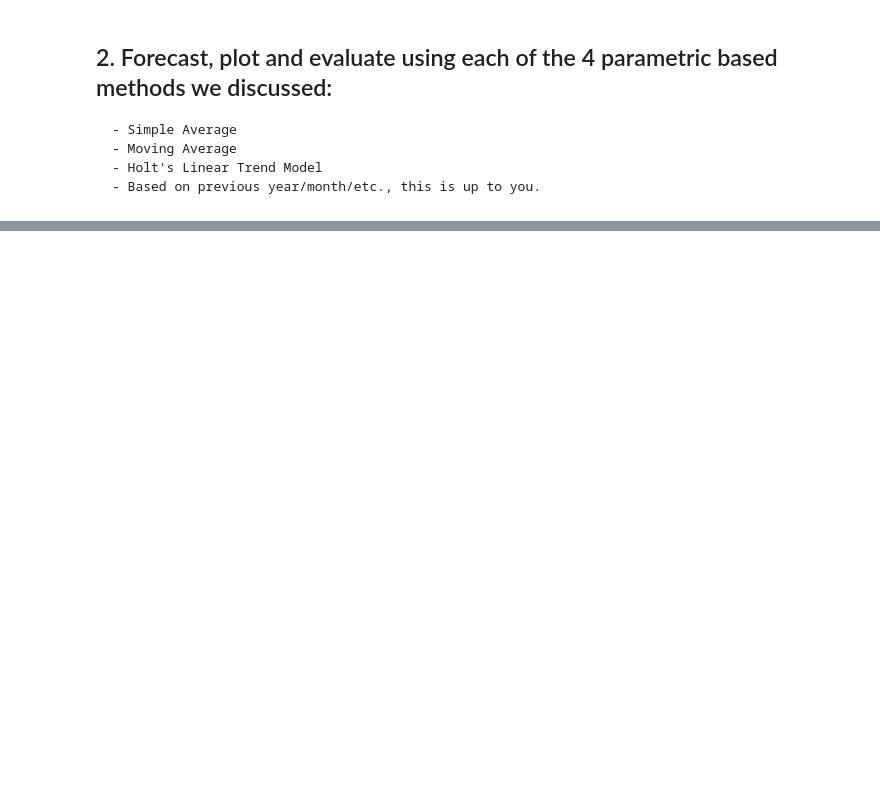
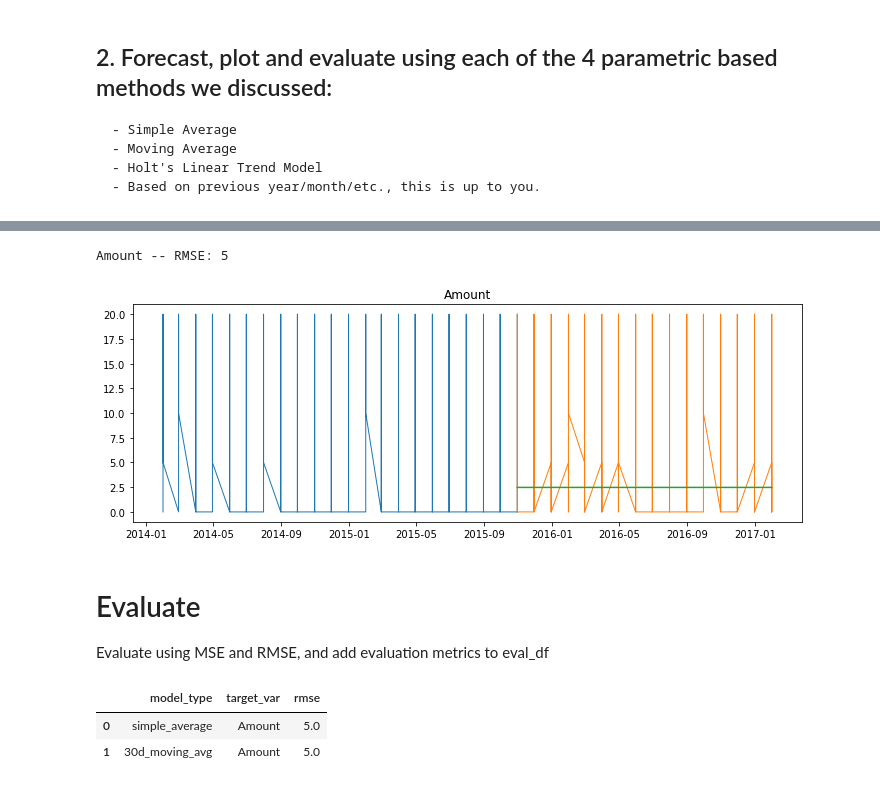
Before and after one commit to LinhQuach13/time-series-exercises, a Jupyter notebook: modeling_exercises.ipynb, the cells around one changed output, grey strips where cells are left out. Drawn from its saved outputs; the diff is of its cells as text; code cells hidden in the pictures; blank space fills up the shorter version.

```diff
--- a/modeling_exercises.ipynb
+++ b/modeling_exercises.ipynb
@@ -128,0 +341,19 @@ test_size
+# %%
+plot_and_eval('Amount')
+# %% [output]
+Amount -- RMSE: 5
+[figure, added]
+# %% [markdown]
+# Evaluate
+
+Evaluate using MSE and RMSE, and add evaluation metrics to eval_df
+# %%
+for col in yhat_df.columns:
+    eval_df = append_eval_df(model_type = '30d_moving_avg',
+                            target_var = col)
+
+eval_df
+# %% [output]
+|  | model_type | target_var | rmse |
+| 0 | simple_average | Amount | 5.0 |
+| 1 | 30d_moving_avg | Amount | 5.0 |
```
Also changed, not shown: parts of 35 cells of this notebook.
